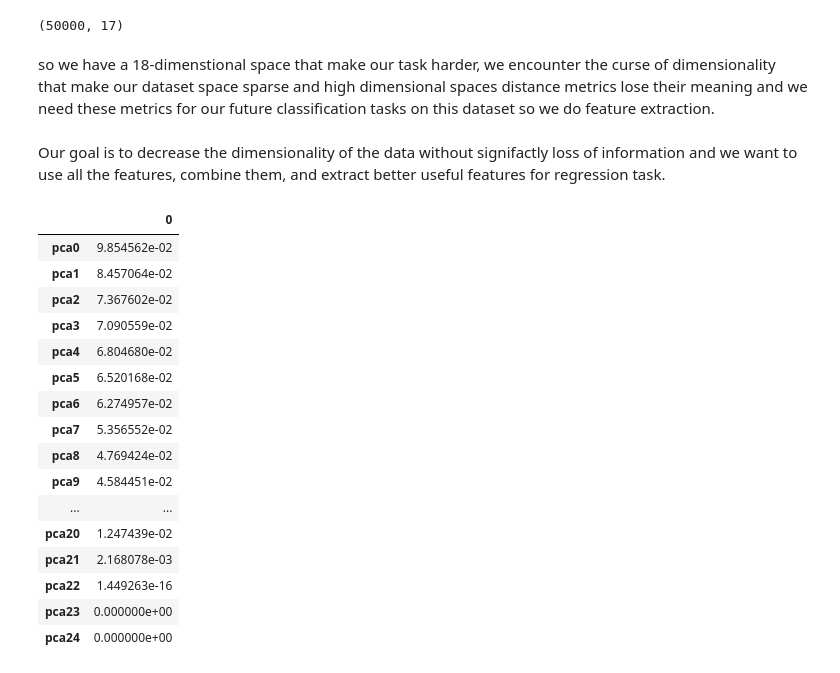
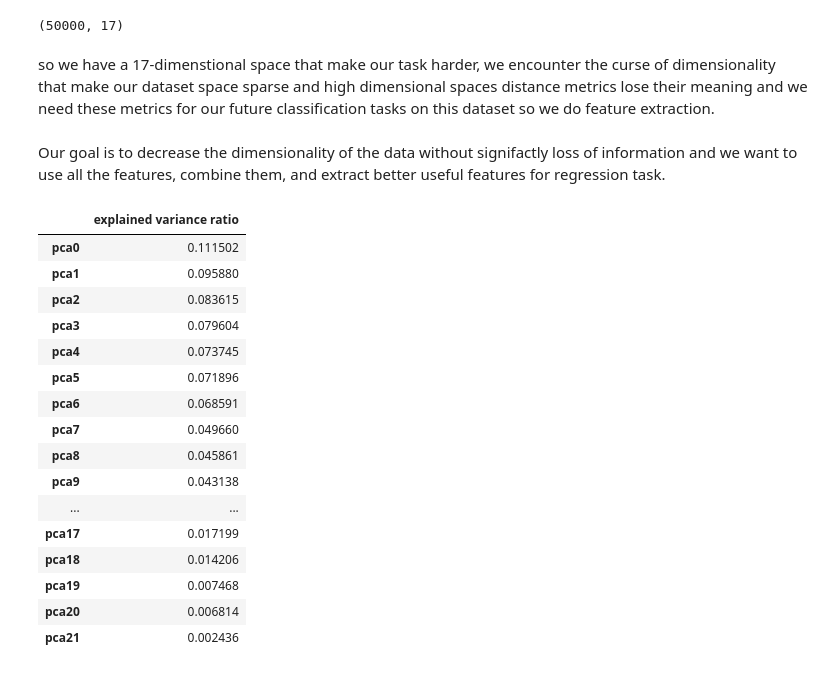
Before and after one commit to Erfan-Taherirani/Applied-ML-Lab, a Jupyter notebook: core_ml/regression/impact_of_ai_on_students/src/GPA_change_analysis.ipynb, the cells around one changed output. Saved outputs shown, nothing was run; the diff lists cells and outputs as text; code cells hidden in the pictures.

Commit message:
Finish GPA_change_analysis regression project and Add metrics.py

```diff
--- a/core_ml/regression/impact_of_ai_on_students/src/GPA_change_analysis.ipynb
+++ b/core_ml/regression/impact_of_ai_on_students/src/GPA_change_analysis.ipynb
@@ -637,5 +640,10 @@ features_encoded = pd.DataFrame(
     columns=encoder.get_feature_names_out()
 )
 
-features_encoded.head(10)
+# droping the non-informative column in the one-hot encoded features (one is non-informative in each)
+non_informative_features = ["Major_Category_arts", "Primary_Use_Case_direct_answer_generation", "Institutional_Policy_actively_encouraged"]
+informative_features = [feature for feature in features_encoded.columns if feature not in non_informative_features]
+features_encoded = features_encoded[informative_features]
+
+features_encoded
 # %% [output]
@@ -658,7 +714,7 @@ df.shape
 # %% [output]
 (50000, 17)
 # %% [markdown]
-so we have a 18-dimenstional space that make our task harder, we encounter the curse of dimensionality that make our dataset space sparse and high dimensional spaces distance metrics lose their meaning and we need these metrics for our future classification tasks on this dataset so we do feature extraction.
+so we have a 17-dimenstional space that make our task harder, we encounter the curse of dimensionality that make our dataset space sparse and high dimensional spaces distance metrics lose their meaning and we need these metrics for our future classification tasks on this dataset so we do feature extraction.
 # %% [markdown]
 Our goal is to decrease the dimensionality of the data without signifactly loss of information and we want to use all the features, combine them, and extract better useful features for regression task.
 # %%
@@ -682,26 +738,27 @@ X_test_pca = pca.transform(X_test_scaled)
 # %%
 pd.DataFrame(
     data=pca.explained_variance_ratio_,
-    index=pca.get_feature_names_out()
+    index=pca.get_feature_names_out(),
+    columns=["explained variance ratio"]
 )
 # %% [output]
-|  | 0 |
-| pca0 | 9.854562e-02 |
-| pca1 | 8.457064e-02 |
-| pca2 | 7.367602e-02 |
-| pca3 | 7.090559e-02 |
-| pca4 | 6.804680e-02 |
-| pca5 | 6.520168e-02 |
-| pca6 | 6.274957e-02 |
-| pca7 | 5.356552e-02 |
-| pca8 | 4.769424e-02 |
-| pca9 | 4.584451e-02 |
+|  | explained variance ratio |
+| pca0 | 0.111502 |
+| pca1 | 0.095880 |
+| pca2 | 0.083615 |
+| pca3 | 0.079604 |
+| pca4 | 0.073745 |
+| pca5 | 0.071896 |
+| pca6 | 0.068591 |
+| pca7 | 0.049660 |
+| pca8 | 0.045861 |
+| pca9 | 0.043138 |
 | ... | ... |
-| pca20 | 1.247439e-02 |
-| pca21 | 2.168078e-03 |
-| pca22 | 1.449263e-16 |
-| pca23 | 0.000000e+00 |
-| pca24 | 0.000000e+00 |
+| pca17 | 0.017199 |
+| pca18 | 0.014206 |
+| pca19 | 0.007468 |
+| pca20 | 0.006814 |
+| pca21 | 0.002436 |
 # %%
 plt.figure(figsize=(10, 8))
 
```
Also changed, not shown: parts of 29 cells of this notebook, 1 other file.
